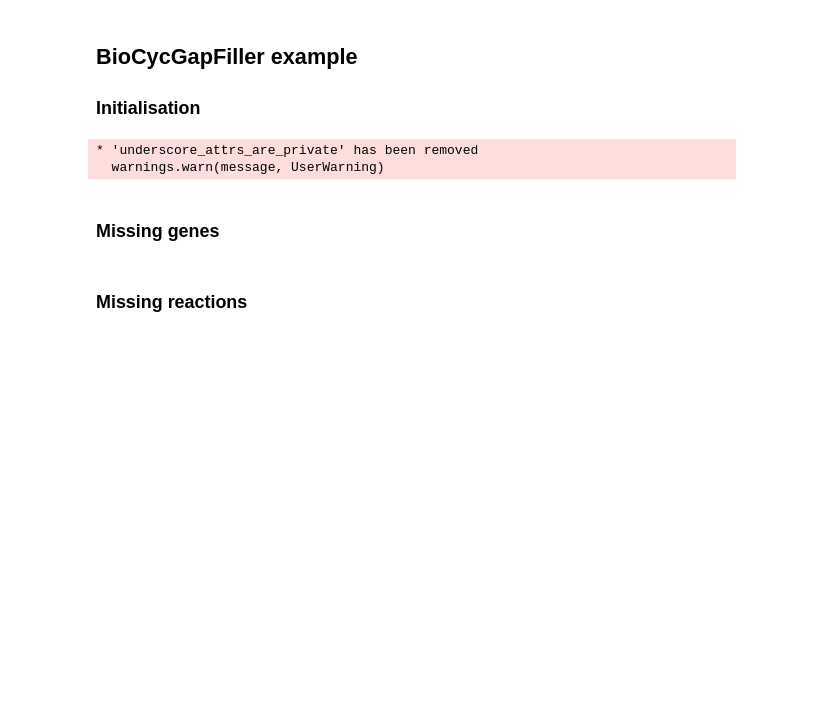
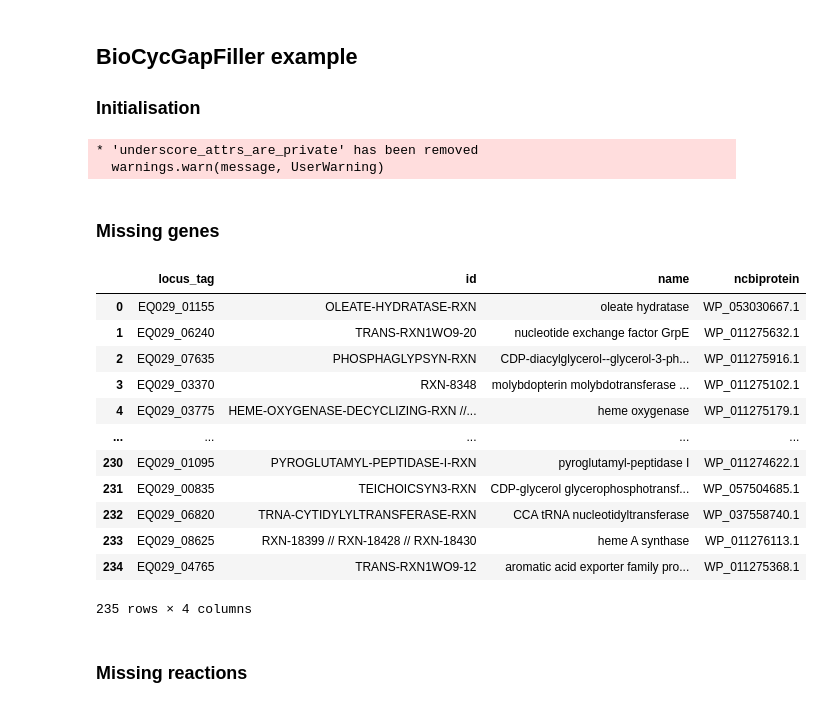
Before and after one commit to draeger-lab/refinegems, a Jupyter notebook: dev/gapfill-testing.ipynb, the cells around one changed output. Saved outputs shown, nothing was run; the diff lists cells and outputs as text; code cells hidden in the pictures; blank space fills up the shorter version.

```diff
--- a/dev/gapfill-testing.ipynb
+++ b/dev/gapfill-testing.ipynb
@@ -208,9 +234,23 @@ mapped_res = gfbc.find_missing_reactions(cmodel)
 # %%
 # Find missing genes
 gfbc.find_missing_genes(model)
 
 # Get/show missing genes
-gfg.missing_genes
+gfbc.missing_genes
+# %% [output]
+|  | locus_tag | id | name | ncbiprotein |
+| 0 | EQ029_01155 | OLEATE-HYDRATASE-RXN | oleate hydratase | WP_053030667.1 |
+| 1 | EQ029_06240 | TRANS-RXN1WO9-20 | nucleotide exchange factor GrpE | WP_011275632.1 |
+| 2 | EQ029_07635 | PHOSPHAGLYPSYN-RXN | CDP-diacylglycerol--glycerol-3-ph... | WP_011275916.1 |
+| 3 | EQ029_03370 | RXN-8348 | molybdopterin molybdotransferase ... | WP_011275102.1 |
+| 4 | EQ029_03775 | HEME-OXYGENASE-DECYCLIZING-RXN //... | heme oxygenase | WP_011275179.1 |
+| ... | ... | ... | ... | ... |
+| 230 | EQ029_01095 | PYROGLUTAMYL-PEPTIDASE-I-RXN | pyroglutamyl-peptidase I | WP_011274622.1 |
+| 231 | EQ029_00835 | TEICHOICSYN3-RXN | CDP-glycerol glycerophosphotransf... | WP_057504685.1 |
+| 232 | EQ029_06820 | TRNA-CYTIDYLYLTRANSFERASE-RXN | CCA tRNA nucleotidyltransferase | WP_037558740.1 |
+| 233 | EQ029_08625 | RXN-18399 // RXN-18428 // RXN-18430 | heme A synthase | WP_011276113.1 |
+| 234 | EQ029_04765 | TRANS-RXN1WO9-12 | aromatic acid exporter family pro... | WP_011275368.1 |
+235 rows × 4 columns
 # %% [markdown]
 ### Missing reactions
 # %%
```
Also changed, not shown: parts of 17 cells of this notebook, 2 other files.
